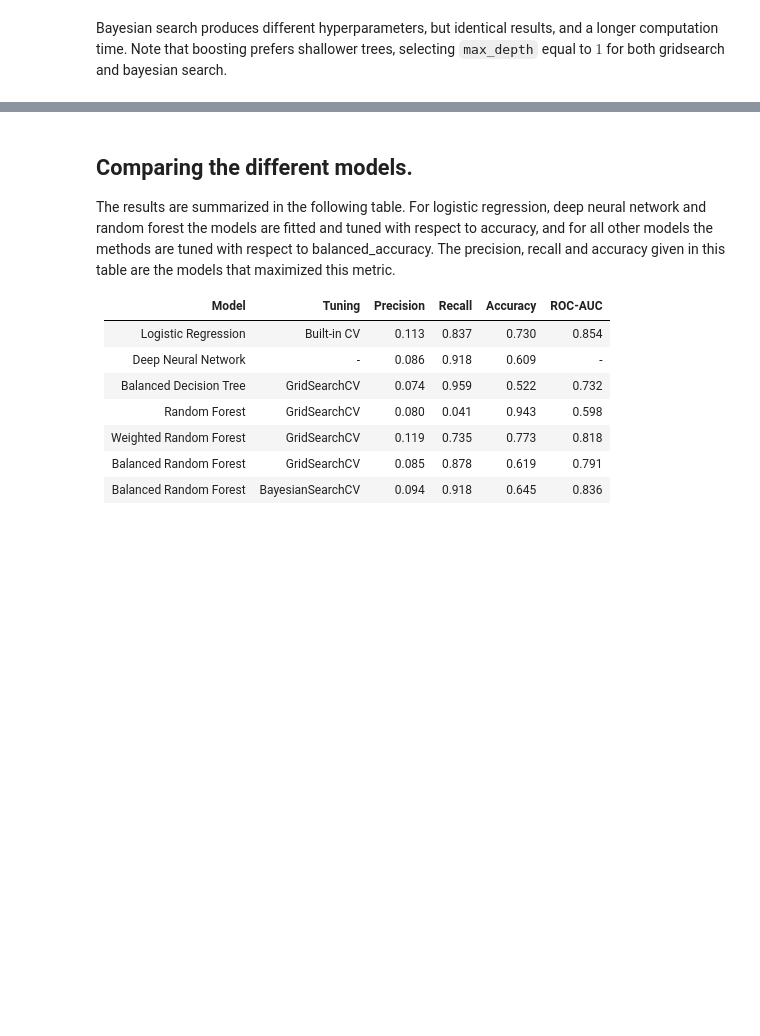
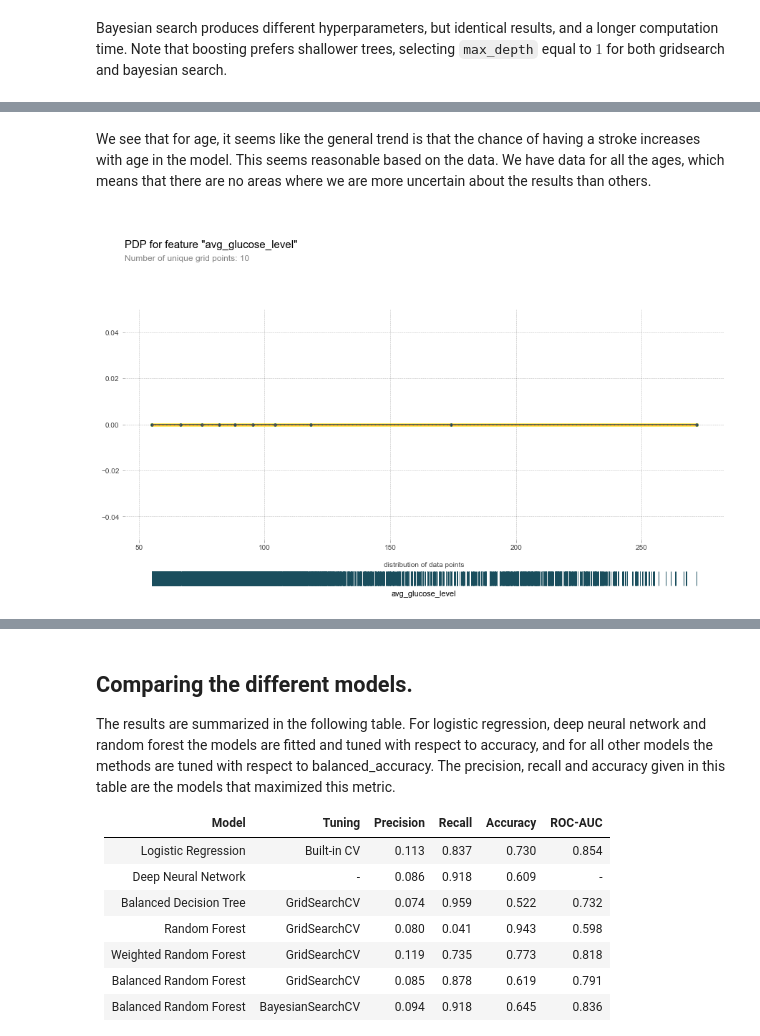
Before and after one commit to ebbeberge/stroke-classification, a Jupyter notebook: Index.ipynb, the cells around one changed output, grey strips where cells are left out. Drawn from its saved outputs; the diff is of its cells as text; code cells hidden in the pictures; blank space fills up the shorter version.

```diff
--- a/Index.ipynb
+++ b/Index.ipynb
@@ -1037,0 +1075,8 @@ Bayesian search produces different hyperparameters, but identical results, and a
+# %% [markdown]
+We see that for age, it seems like the general trend is that the chance of having a stroke increases with age in the model. This seems reasonable based on the data. We have data for all the ages, which means that there are no areas where we are more uncertain about the results than others.
+# %%
+# PDP plot for average glucose level
+pdp_glucose = pdp.pdp_isolate(model=model, dataset=stroke_clean, model_features=features, feature="avg_glucose_level")
+fig, axes = pdp.pdp_plot(pdp_glucose, "avg_glucose_level", plot_lines=True, plot_pts_dist=True)
+# %% [output]
+[figure, added]
```
Also changed, not shown: parts of 22 cells of this notebook, 1 other file.
